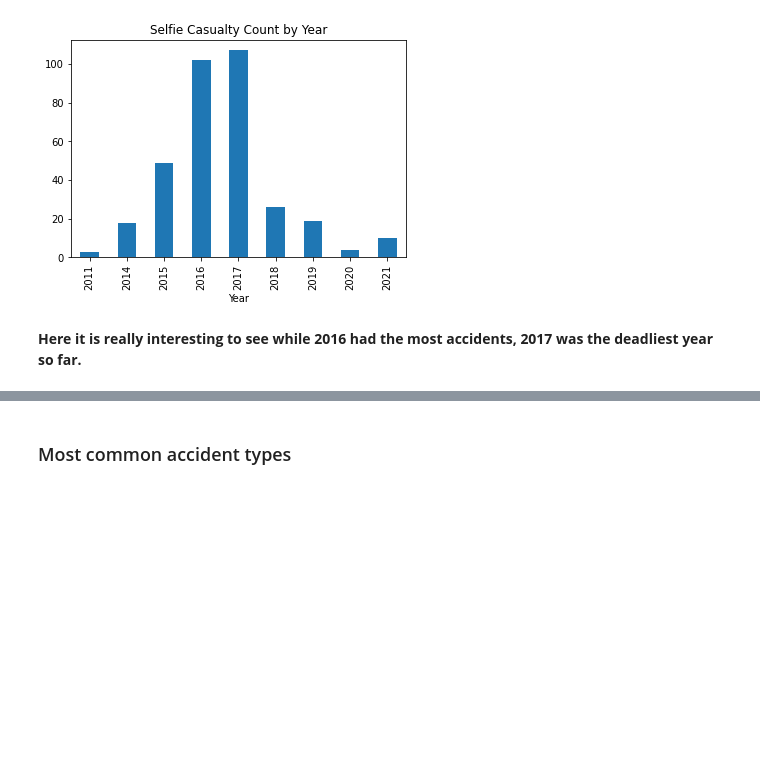
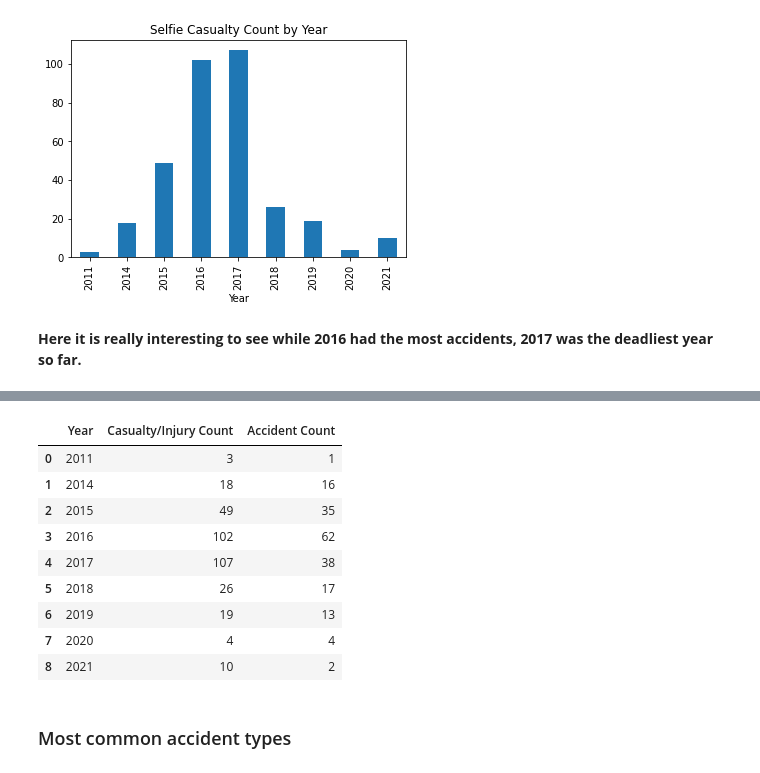
Before and after one commit to ichinichichi/Project-4, a Jupyter notebook: Project 4 -Selfie Deaths.ipynb, the cells around one changed output, grey strips where cells are left out. Drawn from its saved outputs; the diff is of its cells as text; code cells hidden in the pictures; blank space fills up the shorter version.

```diff
--- a/Project 4 -Selfie Deaths.ipynb
+++ b/Project 4 -Selfie Deaths.ipynb
@@ -379,0 +382,6 @@ df.groupby(by='Year').Persons.sum().plot(kind='bar', title="Selfie Casualty Coun
+# %%
+# create a dataframe
+
+cas=df.groupby(by='Year').Persons.sum().sort_index().reset_index()
+cas.rename(columns = {'Persons':'Casualty/Injury Count'}, inplace = True)
+cas
@@ -379,0 +399,6 @@ df.groupby(by='Year').Persons.sum().plot(kind='bar', title="Selfie Casualty Coun
+# %%
+#create a dataframe
+
+acc=df.Year.value_counts().sort_index().reset_index()
+acc.rename(columns = {'index':'Year', 'Year':'Accident Count'}, inplace = True)
+acc
@@ -379,0 +416,16 @@ df.groupby(by='Year').Persons.sum().plot(kind='bar', title="Selfie Casualty Coun
+# %%
+# merge the 2 dataframes on year
+
+df_cd = pd.merge(cas, acc, how='inner', on = 'Year')
+df_cd
+# %% [output]
+|  | Year | Casualty/Injury Count | Accident Count |
+| 0 | 2011 | 3 | 1 |
+| 1 | 2014 | 18 | 16 |
+| 2 | 2015 | 49 | 35 |
+| 3 | 2016 | 102 | 62 |
+| 4 | 2017 | 107 | 38 |
+| 5 | 2018 | 26 | 17 |
+| 6 | 2019 | 19 | 13 |
+| 7 | 2020 | 4 | 4 |
+| 8 | 2021 | 10 | 2 |
```
Also changed, not shown: parts of 8 cells of this notebook, 5 other files.
